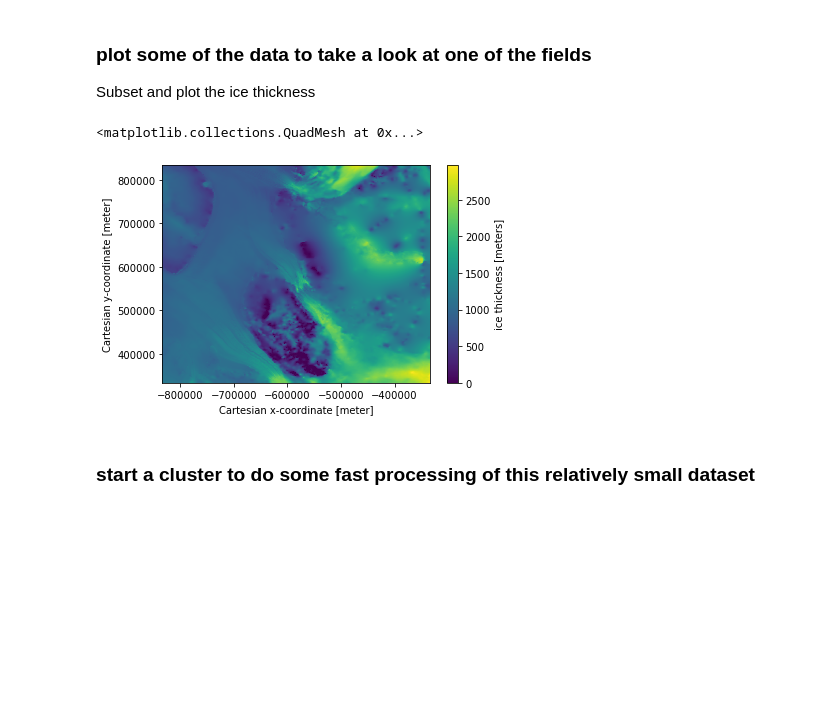
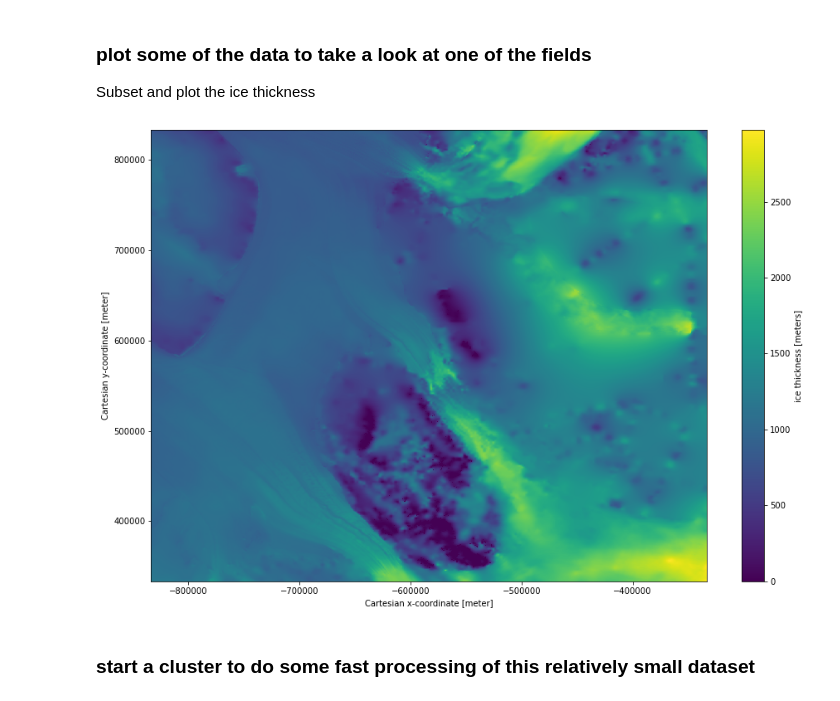
Before and after one commit to ldeo-glaciology/pangeo-glaciology-examples, a Jupyter notebook: 01_bedmachine.ipynb, the cells around one changed output. Cells and saved outputs as stored; diff of their text form; code cells hidden in the pictures; blank space fills up the shorter version.

```diff
--- a/01_bedmachine.ipynb
+++ b/01_bedmachine.ipynb
@@ -47,10 +47,9 @@ ds.nbytes/1e9
 ### plot some of the data to take a look at one of the fields
 Subset and plot the ice thickness
 # %%
-ds.thickness.isel(x=slice(5000,6000), y = slice(5000,6000)).plot()
+ds.thickness.isel(x=slice(5000,6000), y = slice(5000,6000)).plot(size = 10);
 # %% [output]
-<matplotlib.collections.QuadMesh at 0x...>
-[figure, old version]
+[figure, new version]
 # %% [markdown]
 ### start a cluster to do some fast processing of this relatively small dataset
 # %%
```
Also changed, not shown: parts of 6 cells of this notebook, 1 other file.
